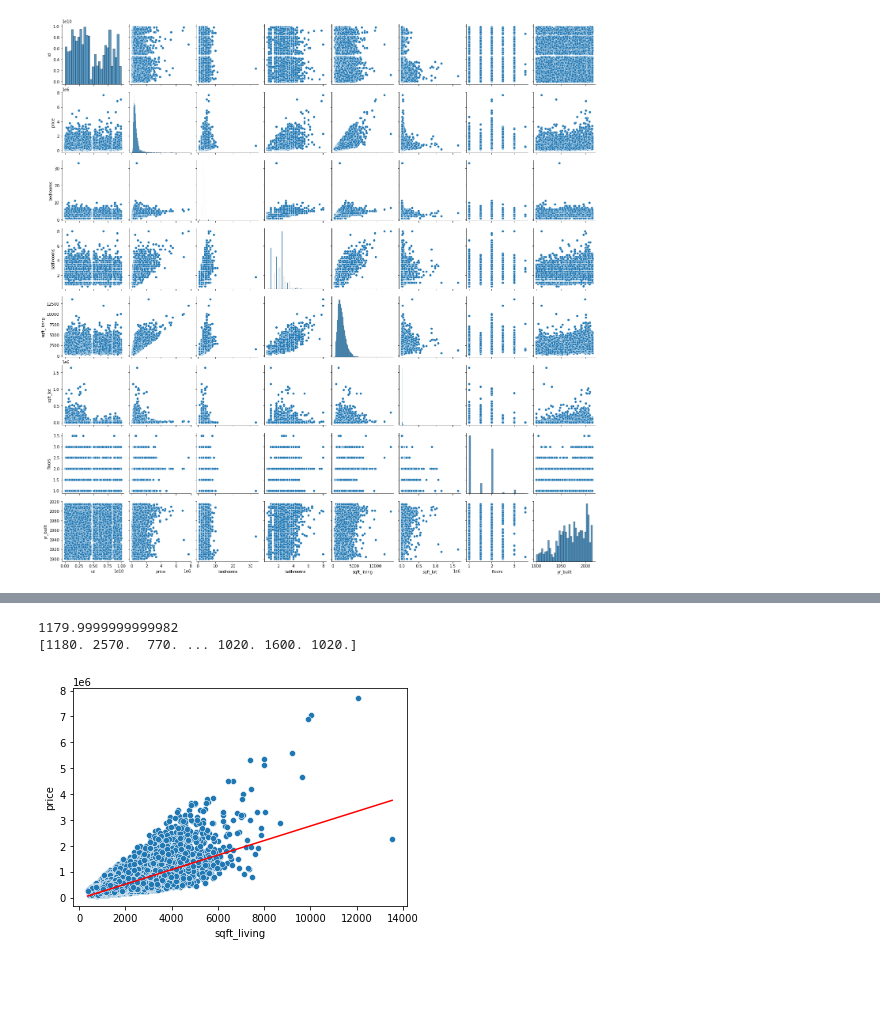
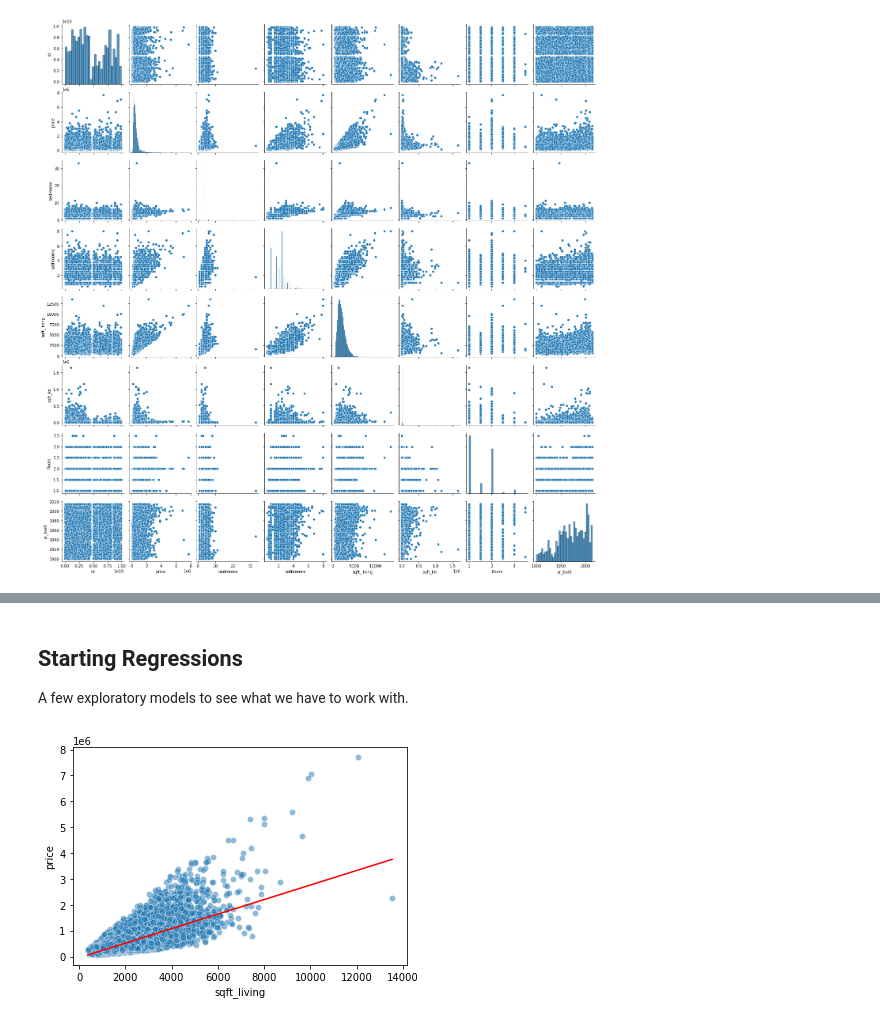
Before and after one commit to UpGoerFive/King-County-Project, a Jupyter notebook: Nathaniel-EDA.ipynb, the cells around one changed output, grey strips where cells are left out. Drawn from its saved outputs; the diff is of its cells as text; code cells hidden in the pictures; blank space fills up the shorter version.

Commit message:
Fixed starting regression, adding another

```diff
--- a/Nathaniel-EDA.ipynb
+++ b/Nathaniel-EDA.ipynb
@@ -61,21 +65,24 @@ sns.pairplot(stripped_down_df) # Pairplot of the recommended columns from the pr
+# %% [markdown]
+## Starting Regressions
+
+A few exploratory models to see what we have to work with.
 # %%
+# Get the specific columns out we want for the regression
 X = stripped_down_df.loc[:, ['sqft_living']]
-y = stripped_down_df.loc[:, ['price', 'sqft_living']]
+y = stripped_down_df.loc[:, ['price']]
+plot_data = stripped_down_df.loc[:, ['price', 'sqft_living']]
+
+
 beginner_reg = LinearRegression()
 beginner_reg.fit(X, y)
 prediction = beginner_reg.predict(X)
 
-# Next two lines are a bit dumb, but it took me way to long to realize this was causing my issue so leaving it for now
-print(prediction[0, 1]) # Individual entry
-print(prediction[:, 1]) # Second column of each row
-
+# Plot regression line over scatter plot
 fig, ax = plt.subplots()
-sns.scatterplot(data=y, x='sqft_living', y='price', ax=ax);
-sns.lineplot(x=prediction[:, 1], y=prediction[:, 0], ax=ax, color='r');
+sns.scatterplot(data=plot_data, x='sqft_living', y='price', ax=ax, alpha=0.5);
+sns.lineplot(x=X['sqft_living'], y=prediction[:, 0], ax=ax, color='r');
 # %% [output]
-1179.9999999999982
-[1180. 2570.  770. ... 1020. 1600. 1020.]
-[figure, old version]
+[figure, new version]
 # %%
 print(f"R Squared Score: {beginner_reg.score(X, y)}")
 # %% [output]
```
Also changed, not shown: parts of 7 cells of this notebook.
